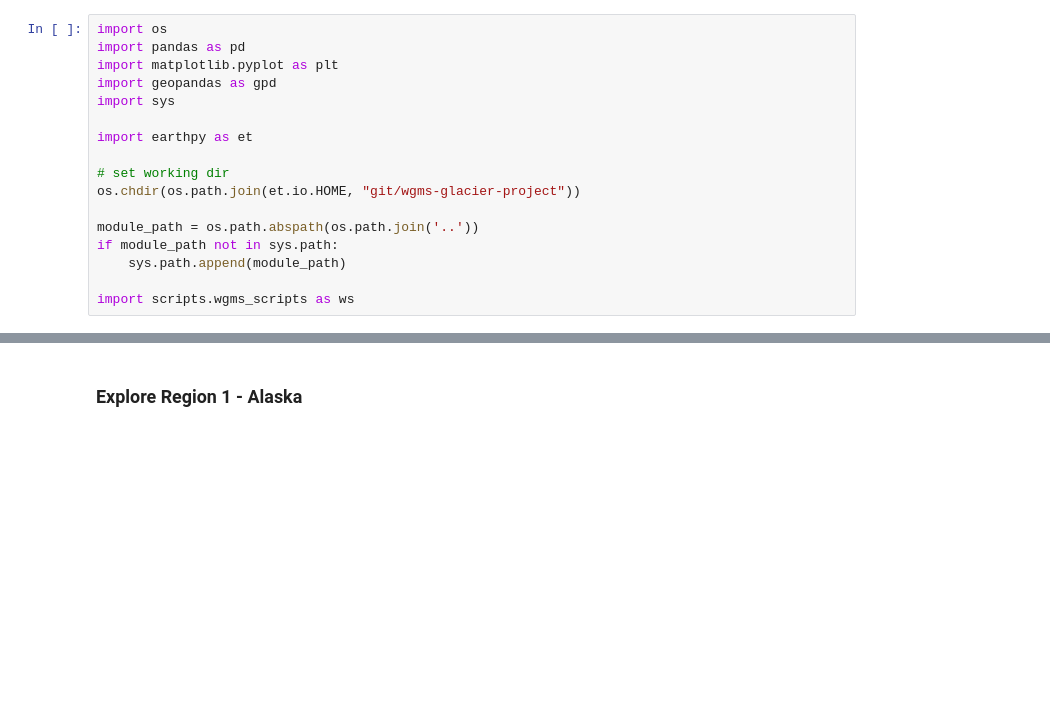
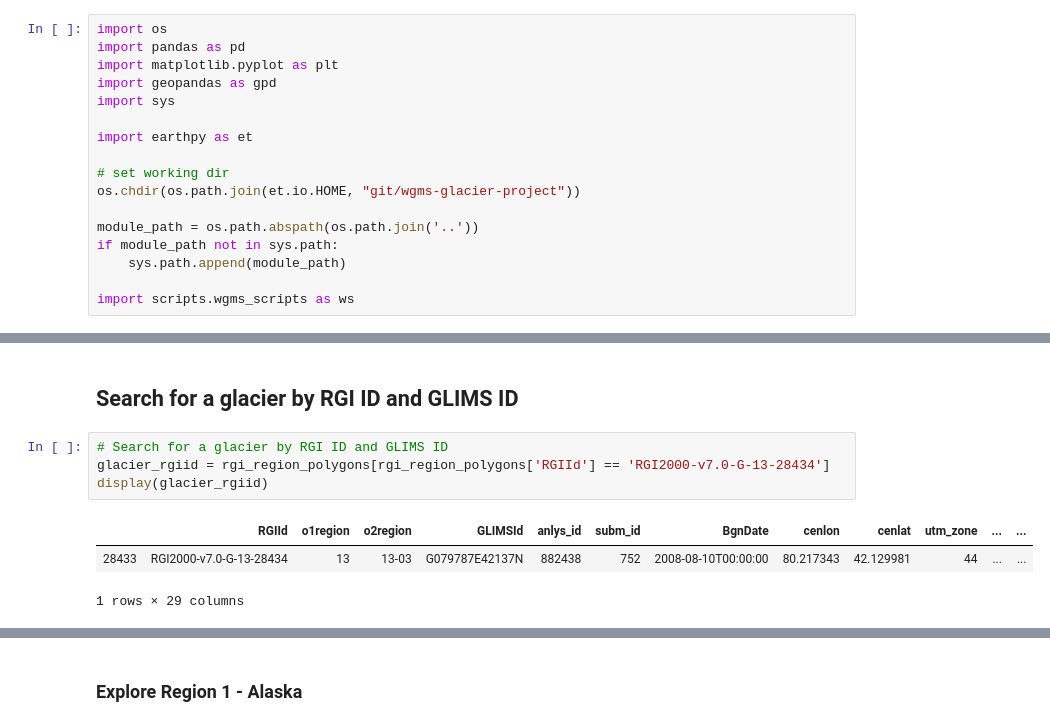
Before and after one commit to windnage/wgms-glacier-project, a Jupyter notebook: notebooks/0-explore-rgi.ipynb, the cells around one changed output, grey strips where cells are left out. Saved outputs shown, nothing was run; the diff lists cells and outputs as text; blank space fills up the shorter version.

```diff
--- a/notebooks/0-explore-rgi.ipynb
+++ b/notebooks/0-explore-rgi.ipynb
@@ -26,0 +174,10 @@ import scripts.wgms_scripts as ws
+# %% [markdown]
+## Search for a glacier by RGI ID and GLIMS ID
+# %%
+# Search for a glacier by RGI ID and GLIMS ID
+glacier_rgiid = rgi_region_polygons[rgi_region_polygons['RGIId'] == 'RGI2000-v7.0-G-13-28434']
+display(glacier_rgiid)
+# %% [output]
+|  | RGIId | o1region | o2region | GLIMSId | anlys_id | subm_id | BgnDate | cenlon | cenlat | utm_zone | ... | ... |
+| 28433 | RGI2000-v7.0-G-13-28434 | 13 | 13-03 | G079787E42137N | 882438 | 752 | 2008-08-10T00:00:00 | 80.217343 | 42.129981 | 44 | ... | ... |
+1 rows × 29 columns
```
Also changed, not shown: parts of 39 cells of this notebook.
